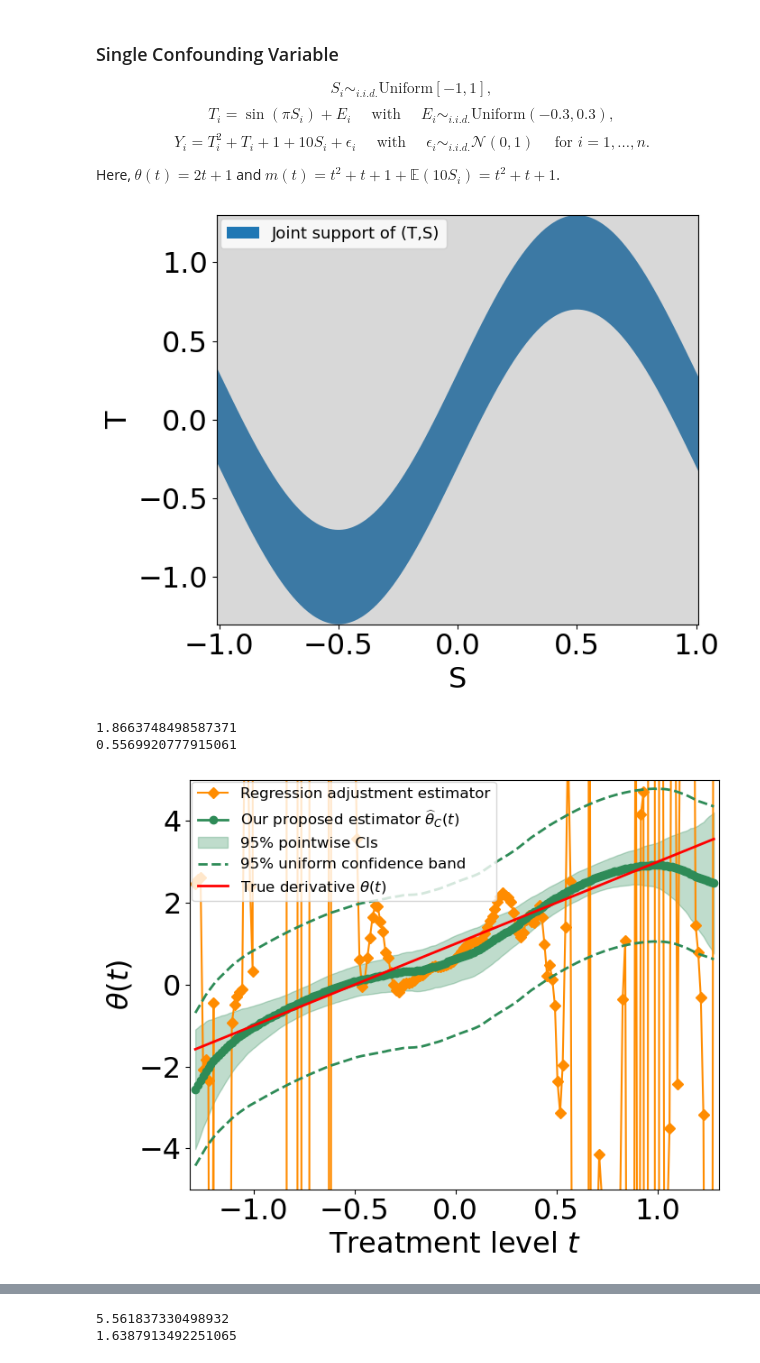
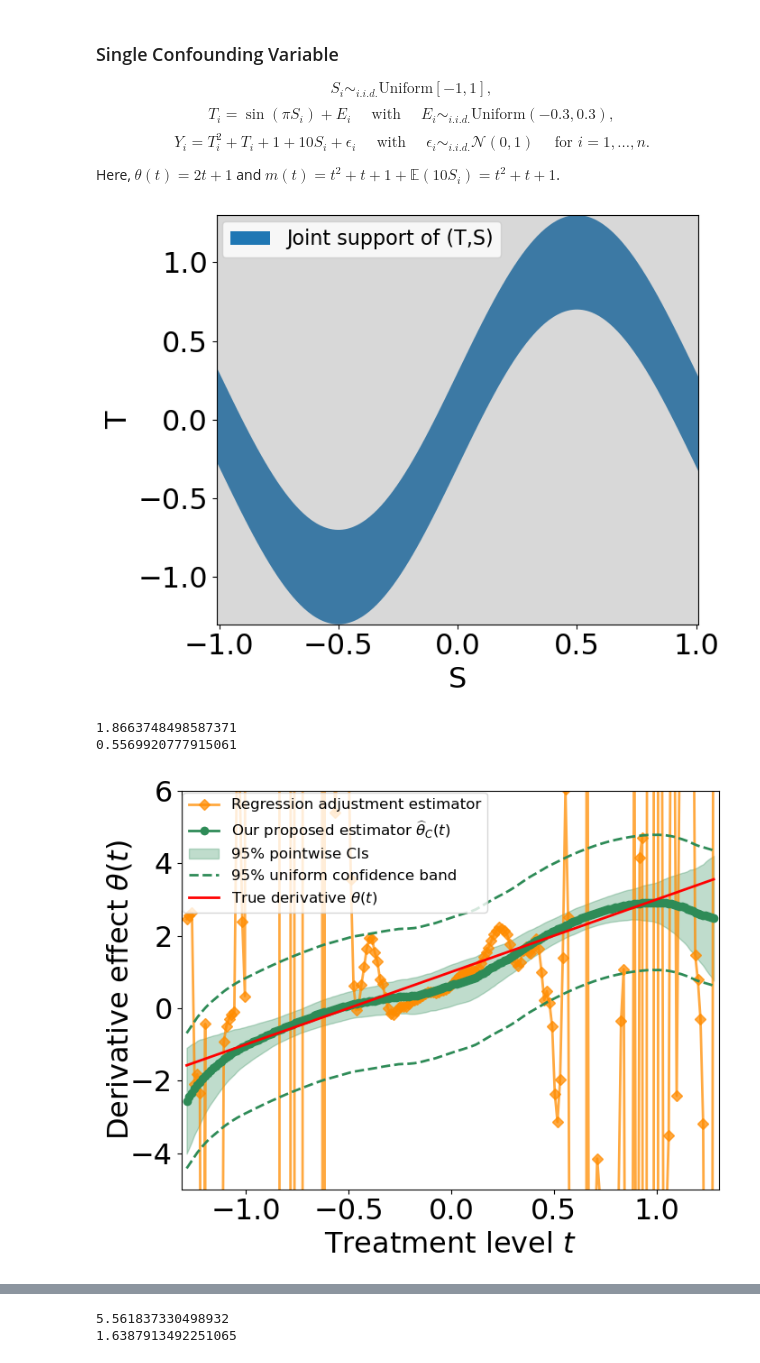
Before and after one commit to zhangyk8/npDoseResponse, a Jupyter notebook: Paper_Code/Simulation Figures.ipynb, the cells around one changed output, grey strips where cells are left out. Cells and saved outputs as stored; diff of their text form; code cells hidden in the pictures.

```diff
--- a/Paper_Code/Simulation Figures.ipynb
+++ b/Paper_Code/Simulation Figures.ipynb
@@ -20,12 +20,12 @@ plt.fill_between(s_qry, np.sin(np.pi*s_qry)-0.3, np.sin(np.pi*s_qry)+0.3, label=
 plt.fill_between(s_qry, -1.3, 1.3, color='grey', alpha=0.3)
 plt.xlabel('S')
 plt.ylabel('T')
-plt.legend(fontsize=13, loc='upper left', bbox_to_anchor=(-0.01, 1.01))
+plt.legend(fontsize=16, loc='upper left', bbox_to_anchor=(-0.01, 1.01))
 plt.margins(x=0, y=0)
 plt.tight_layout()
 plt.savefig('./Figures/single_conf_TS.pdf', bbox_inches='tight')
 # %% [output]
-[figure, old version]
+[figure, new version]
 # %%
 n = 2000
 np.random.seed(123)
@@ -82,23 +84,23 @@ m_alpha_var1 = np.quantile(m_boot_abs1, 0.95, axis=0)
 # %%
 plt.rcParams.update({'font.size': 23})
 plt.figure(figsize=(7.5, 6))
-plt.plot(t_qry1, Y_RA_deriv1, color='darkorange', marker='D', label=r'Regression adjustment estimator')
+plt.plot(t_qry1, Y_RA_deriv1, color='darkorange', marker='D', linewidth=2, alpha=0.75, label=r'Regression adjustment estimator')
 plt.plot(t_qry1, theta_est1, color='seagreen', marker='o', linewidth=2, label=r'Our proposed estimator $\widehat{\theta}_C(t)$')
 plt.fill_between(t_qry1, theta_est1 - theta_alpha_var1, theta_est1 + theta_alpha_var1, color='seagreen',
                  alpha=.3, label='95% pointwise CIs')
 plt.plot(t_qry1, theta_est1 - theta_alpha1, linestyle='dashed', color='seagreen', linewidth=2)
 plt.plot(t_qry1, theta_est1 + theta_alpha1, linestyle='dashed', color='seagreen', linewidth=2,
          label='95% uniform confidence band')
 plt.plot(t_qry1, 2*t_qry1+1, color='red', linewidth=2, label=r'True derivative $\theta(t)$')
-plt.ylim([-5,5])
+plt.ylim([-5,6])
 plt.legend(fontsize=12, loc='upper left', bbox_to_anchor=(-0.011, 1.015))
 plt.xlabel('Treatment level $t$')
-plt.ylabel(r'$\theta(t)$')
+plt.ylabel(r'Derivative effect $\theta(t)$', labelpad=-3)
 plt.margins(x=0.01, y=0.012)
 plt.tight_layout()
 plt.savefig('./Figures/single_conf_theta.pdf', bbox_inches='tight')
 # %% [output]
-[figure, old version]
+[figure, new version]
 # %%
 plt.rcParams.update({'font.size': 23})
 plt.figure(figsize=(7.5,6))
```
Also changed, not shown: parts of 9 cells of this notebook.
